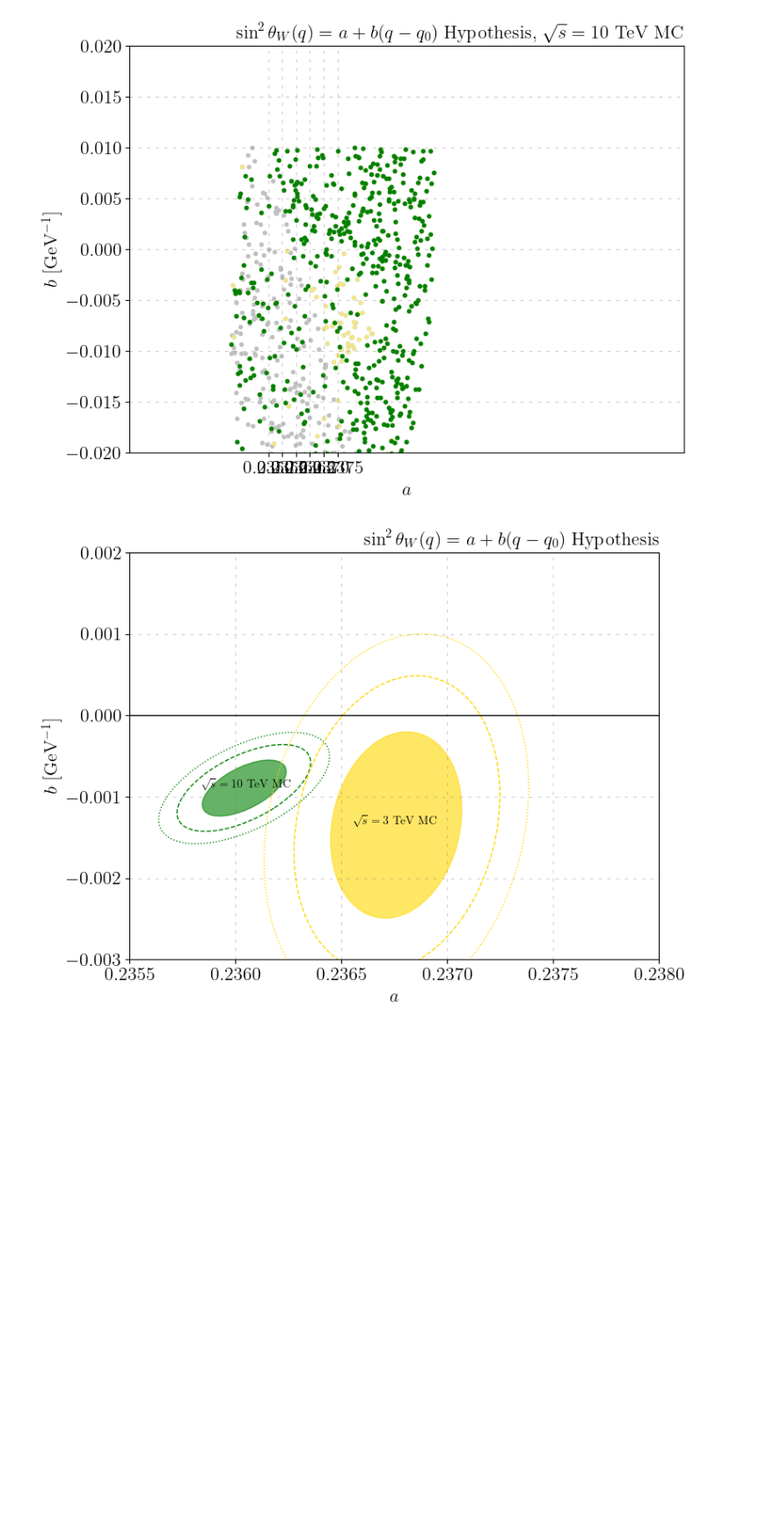
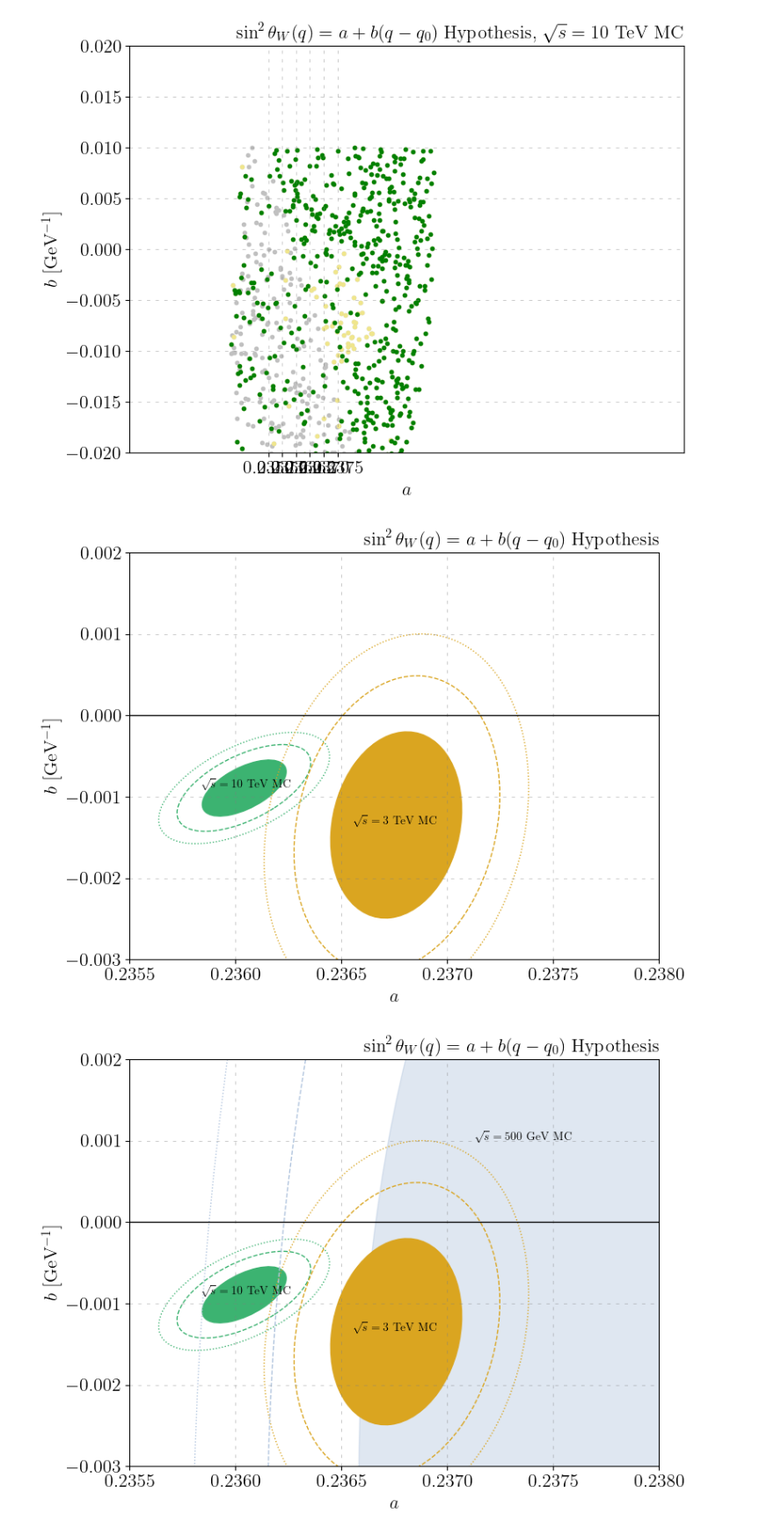
Before and after one commit to athompson-git/MuonColliderNeutrinos, a Jupyter notebook: weak_mixing_angle_analysis.ipynb, the cells around one changed output. Shown: that part at 88% size. Saved outputs shown, nothing was run; the diff lists cells and outputs as text; code cells hidden in the pictures; blank space fills up the shorter version.

```diff
--- a/weak_mixing_angle_analysis.ipynb
+++ b/weak_mixing_angle_analysis.ipynb
@@ -764,12 +764,18 @@ def confidence_ellipse(x, y, ax, n_std=3.0, facecolor='none', **kwargs):
 
 def plot_WMA_nfile(mndat_list, xlim=(0.235, 0.237), ylim=(-1.5e-3,1.5e-3), scatter=False, n_std=3.0, label_text=None, save_name=None):
 
-    colors = ['g', 'gold', 'silver']
+    colors = ['mediumseagreen', 'goldenrod', 'lightsteelblue']
 
     # Begin plotting: Two quadrants
     fig, axes = plt.subplots(1, 1, figsize=(8, 6))
 
+    alpha_el = 1.0
+    zorder_el = 1
     for i, mndat in enumerate(mndat_list):
+        if i == 2:
+            alpha_el=0.4
+            zorder_el = 0
+
         a = mndat[:, 2]
         b = 1e3*mndat[:, 3]
         pvals = np.cumsum(mndat[:,0])
@@ -795,16 +801,19 @@ def plot_WMA_nfile(mndat_list, xlim=(0.235, 0.237), ylim=(-1.5e-3,1.5e-3), scatt
         a_68_mean = np.mean(a_68cl)
         b_68_mean = np.mean(b_68cl)
         if label_text is not None:
-            plt.text(a_68_mean-0.0002, b_68_mean, label_text[i])
+            if i == 2:
+                plt.text(a_68_mean-0.0002, 0.001, label_text[i], zorder=9)
+            else:
+                plt.text(a_68_mean-0.0002, b_68_mean, label_text[i], zorder=9)
 
-        confidence_ellipse(a_68cl, b_68cl, axes, n_std=n_std, edgecolor=colors[i], facecolor=colors[i], alpha=0.6)
+        confidence_ellipse(a_68cl, b_68cl, axes, n_std=n_std, edgecolor=colors[i], facecolor=colors[i], alpha=alpha_el, zorder=zorder_el)
         confidence_ellipse(a_90cl, b_90cl, axes, n_std=1.1*n_std, edgecolor=colors[i], ls='dashed')
         confidence_ellipse(a_99cl, b_99cl, axes, n_std=1.2*n_std, edgecolor=colors[i], ls='dotted')
 
         if scatter:
             plt.scatter(a_99cl, b_99cl, color='silver', marker=".", alpha=0.5)
             plt.scatter(a_90cl, b_90cl, color='khaki', marker=".", alpha=0.5)
-            plt.scatter(a_68cl, b_68cl, color='g', marker=".", alpha=0.2)
+            plt.scatter(a_68cl, b_68cl, color='mediumseagreen', marker=".", alpha=0.2)
 
 
     # Set the grids
@@ -834,13 +843,18 @@ def plot_WMA_nfile(mndat_list, xlim=(0.235, 0.237), ylim=(-1.5e-3,1.5e-3), scatt
 # %%
 wma_mn_data = np.genfromtxt("multinest/Quest/WMA/10TeV_MC_SSW2param_v2_.txt")
 wma_mn_data_3TeV = np.genfromtxt("multinest/Quest/WMA/3TeV_MC_SSW2param_.txt")
 wma_mn_data_500GeV = np.genfromtxt("multinest/Quest/WMA/500GeV_MC_SSW2param_.txt")
 
 plot_WMA_nfile([wma_mn_data, wma_mn_data_3TeV], xlim=(0.2355, 0.238), ylim=(-0.003, 0.002),
                n_std=2.4, label_text=[r"$\sqrt{s} = 10$ TeV MC", r"$\sqrt{s} = 3$ TeV MC"],
                scatter=False, save_name="plots/weak_mixing/wma_a_vs_b.pdf")
+
+plot_WMA_nfile([wma_mn_data, wma_mn_data_3TeV, wma_mn_data_500GeV], xlim=(0.2355, 0.238), ylim=(-0.003, 0.002),
+               n_std=2.4, label_text=[r"$\sqrt{s} = 10$ TeV MC", r"$\sqrt{s} = 3$ TeV MC", r"$\sqrt{s} = 500$ GeV MC"],
+               scatter=False, save_name="plots/weak_mixing/wma_a_vs_b_3benchmark.pdf")
 # %% [output]
-[figure, old version]
+[figure, new version]
+[figure, added]
 # %%
 plot_WMA_nfile([wma_mn_data, wma_mn_data_3TeV], xlim=(0.2355, 0.238), ylim=(-0.003, 0.002),
                n_std=2.4, label_text=[r"$\sqrt{s} = 10$ TeV MC", r"$\sqrt{s} = 3$ TeV MC"],
```
